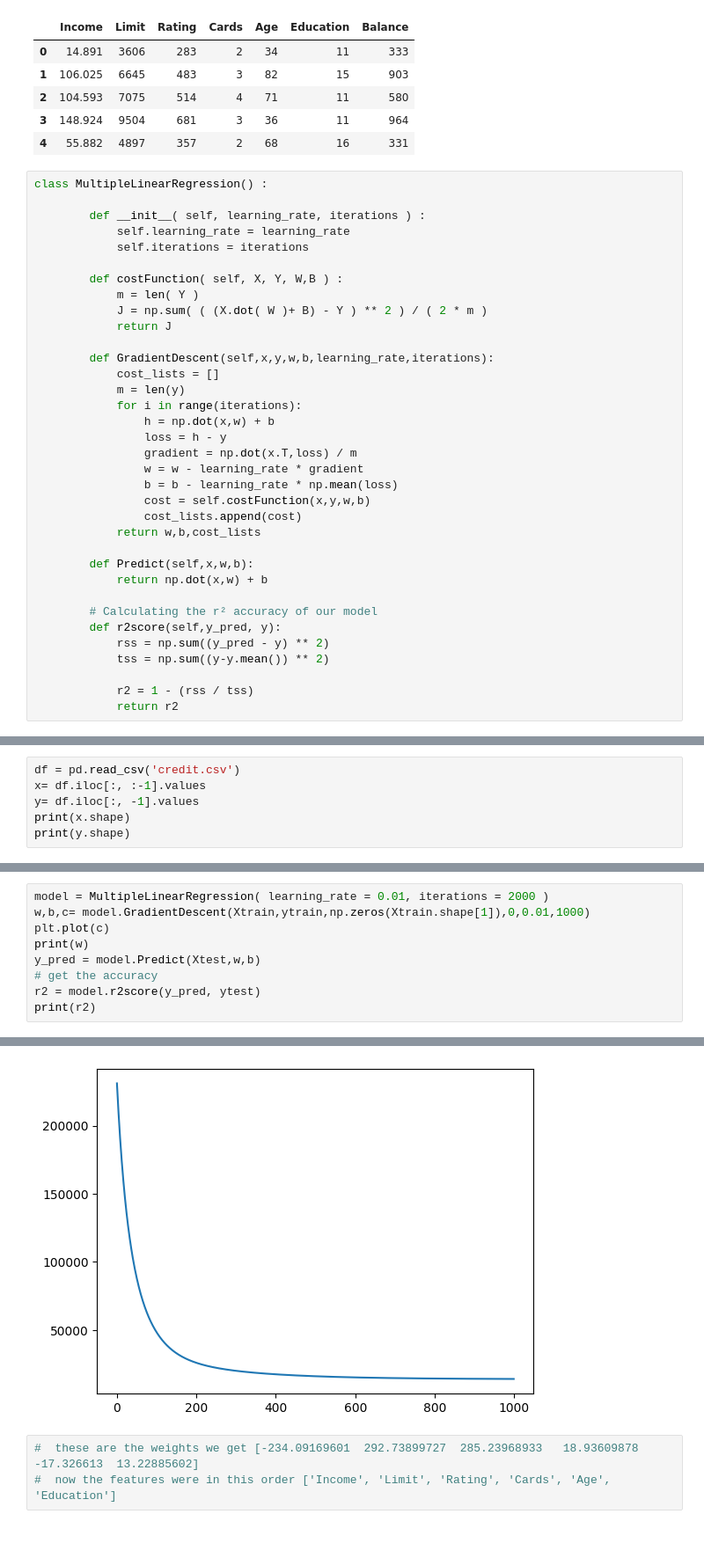
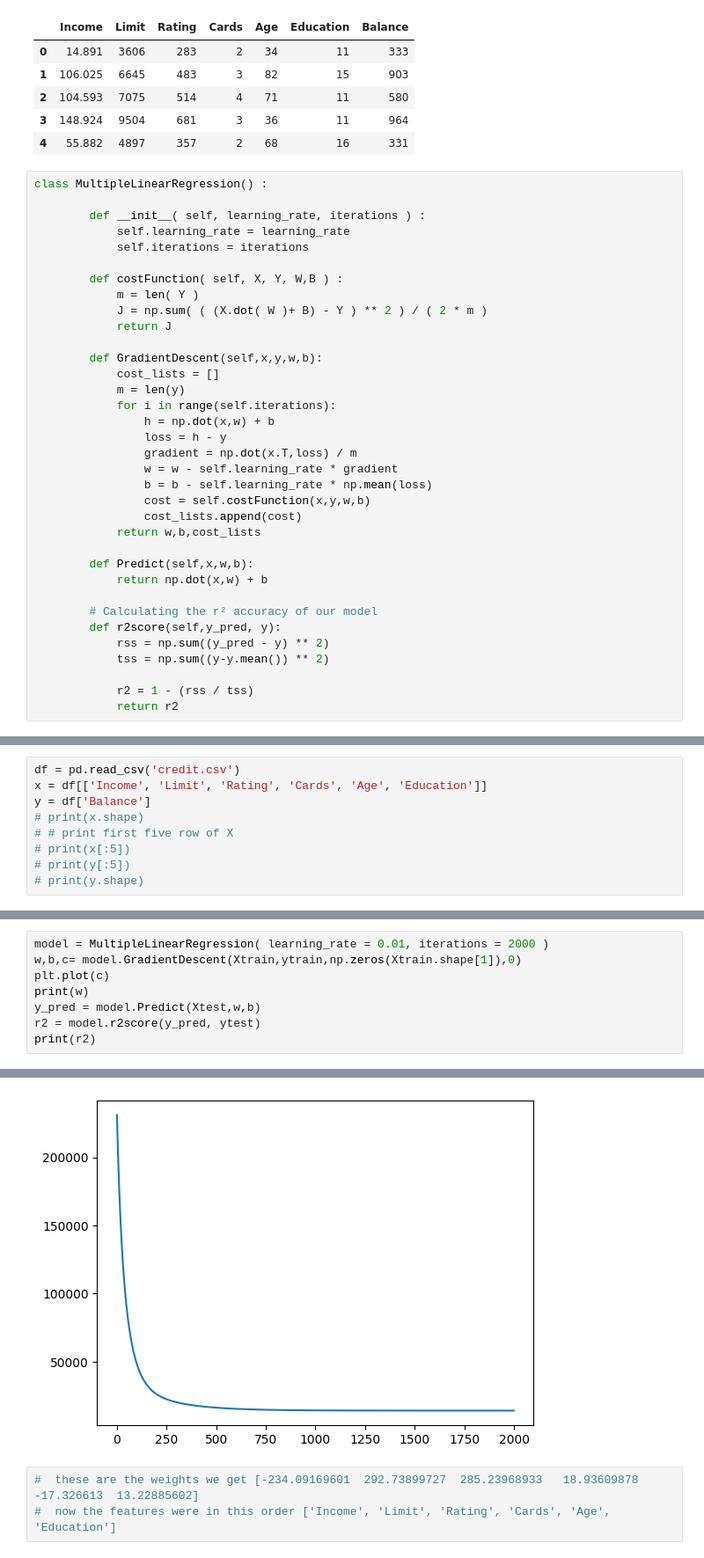
Before and after one commit to oops-moment/SMAI-SEM6, a Jupyter notebook: rollnumber_A1/rollnumber_A1_Q3/Q3.ipynb, the cells around one changed output, grey strips where cells are left out. Shown at 88% size. Saved outputs shown, nothing was run; the diff lists cells and outputs as text.

```diff
--- a/rollnumber_A1/rollnumber_A1_Q3/Q3.ipynb
+++ b/rollnumber_A1/rollnumber_A1_Q3/Q3.ipynb
@@ -524,15 +524,15 @@ class MultipleLinearRegression() :
             J = np.sum( ( (X.dot( W )+ B) - Y ) ** 2 ) / ( 2 * m )
             return J
 
-        def GradientDescent(self,x,y,w,b,learning_rate,iterations):
+        def GradientDescent(self,x,y,w,b):
             cost_lists = []
             m = len(y)
-            for i in range(iterations):
+            for i in range(self.iterations):
                 h = np.dot(x,w) + b
                 loss = h - y
                 gradient = np.dot(x.T,loss) / m
-                w = w - learning_rate * gradient
-                b = b - learning_rate * np.mean(loss)
+                w = w - self.learning_rate * gradient
+                b = b - self.learning_rate * np.mean(loss)
                 cost = self.costFunction(x,y,w,b)
                 cost_lists.append(cost)
             return w,b,cost_lists
@@ -550,6 +552,9 @@ class MultipleLinearRegression() :
 # %%
 df = pd.read_csv('credit.csv')
-x= df.iloc[:, :-1].values
-y= df.iloc[:, -1].values
-print(x.shape)
-print(y.shape)
+x = df[['Income', 'Limit', 'Rating', 'Cards', 'Age', 'Education']]
+y = df['Balance']
+# print(x.shape)
+# # print first five row of X
+# print(x[:5])
+# print(y[:5])
+# print(y.shape)
@@ -570,11 +571,10 @@ print(Xtest.shape)
 (80, 6)
 # %%
 model = MultipleLinearRegression( learning_rate = 0.01, iterations = 2000 )
-w,b,c= model.GradientDescent(Xtrain,ytrain,np.zeros(Xtrain.shape[1]),0,0.01,1000)
+w,b,c= model.GradientDescent(Xtrain,ytrain,np.zeros(Xtrain.shape[1]),0)
 plt.plot(c)
 print(w)
 y_pred = model.Predict(Xtest,w,b)
-# get the accuracy
 r2 = model.r2score(y_pred, ytest)
 print(r2)
 # %% [output]
@@ -584,4 +584,4 @@ print(r2)
-[figure, old version]
+[figure, new version]
 # %%
 #  these are the weights we get [-234.09169601  292.73899727  285.23968933   18.93609878  -17.326613  13.22885602]
 #  now the features were in this order ['Income', 'Limit', 'Rating', 'Cards', 'Age', 'Education']
```
Also changed, not shown: parts of 5 cells of this notebook.
